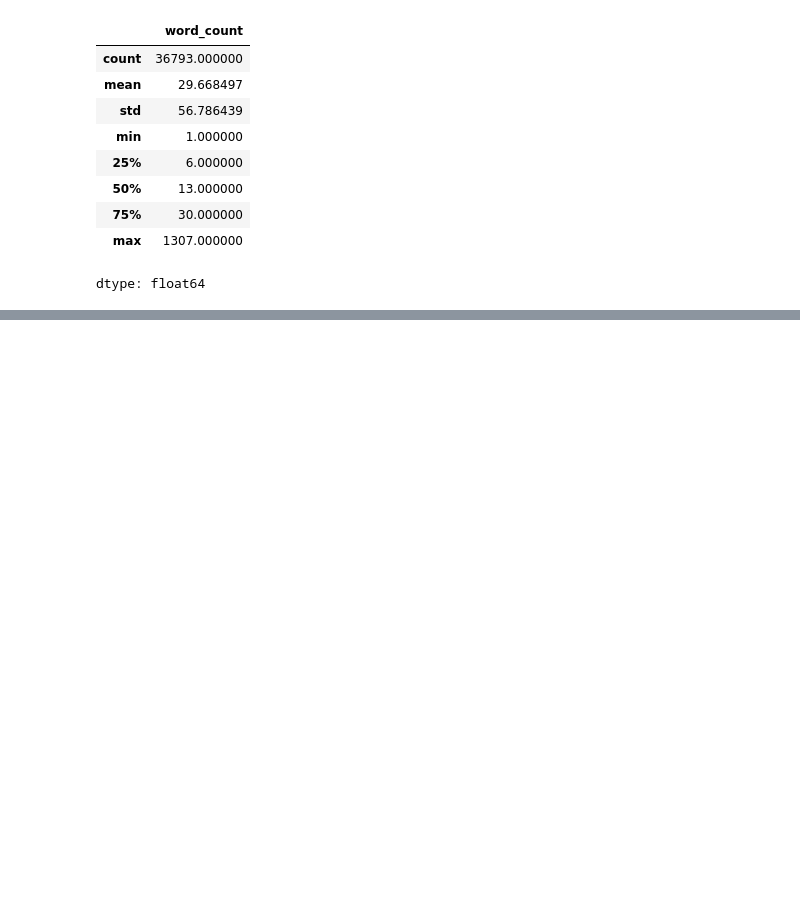
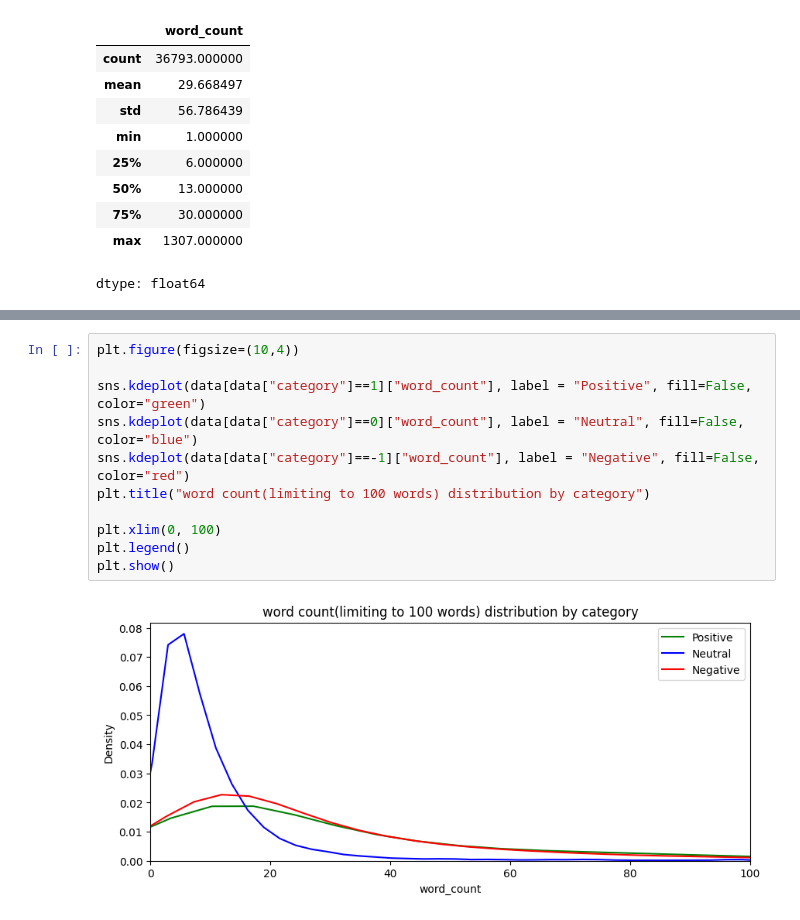
Before and after one commit to harshitbansal184507/CommentPulse, a Jupyter notebook: Notebooks/EDA.ipynb, the cells around one changed output, grey strips where cells are left out. Saved outputs shown, nothing was run; the diff lists cells and outputs as text; blank space fills up the shorter version.

```diff
--- a/Notebooks/EDA.ipynb
+++ b/Notebooks/EDA.ipynb
@@ -203,0 +215,13 @@ dtype: float64
+# %%
+plt.figure(figsize=(10,4))
+
+sns.kdeplot(data[data["category"]==1]["word_count"], label = "Positive", fill=False, color="green")
+sns.kdeplot(data[data["category"]==0]["word_count"], label = "Neutral", fill=False, color="blue")
+sns.kdeplot(data[data["category"]==-1]["word_count"], label = "Negative", fill=False, color="red")
+plt.title("word count(limiting to 100 words) distribution by category")
+
+plt.xlim(0, 100)
+plt.legend()
+plt.show()
+# %% [output]
+[figure, added]
```
Also changed, not shown: parts of 5 cells of this notebook.
